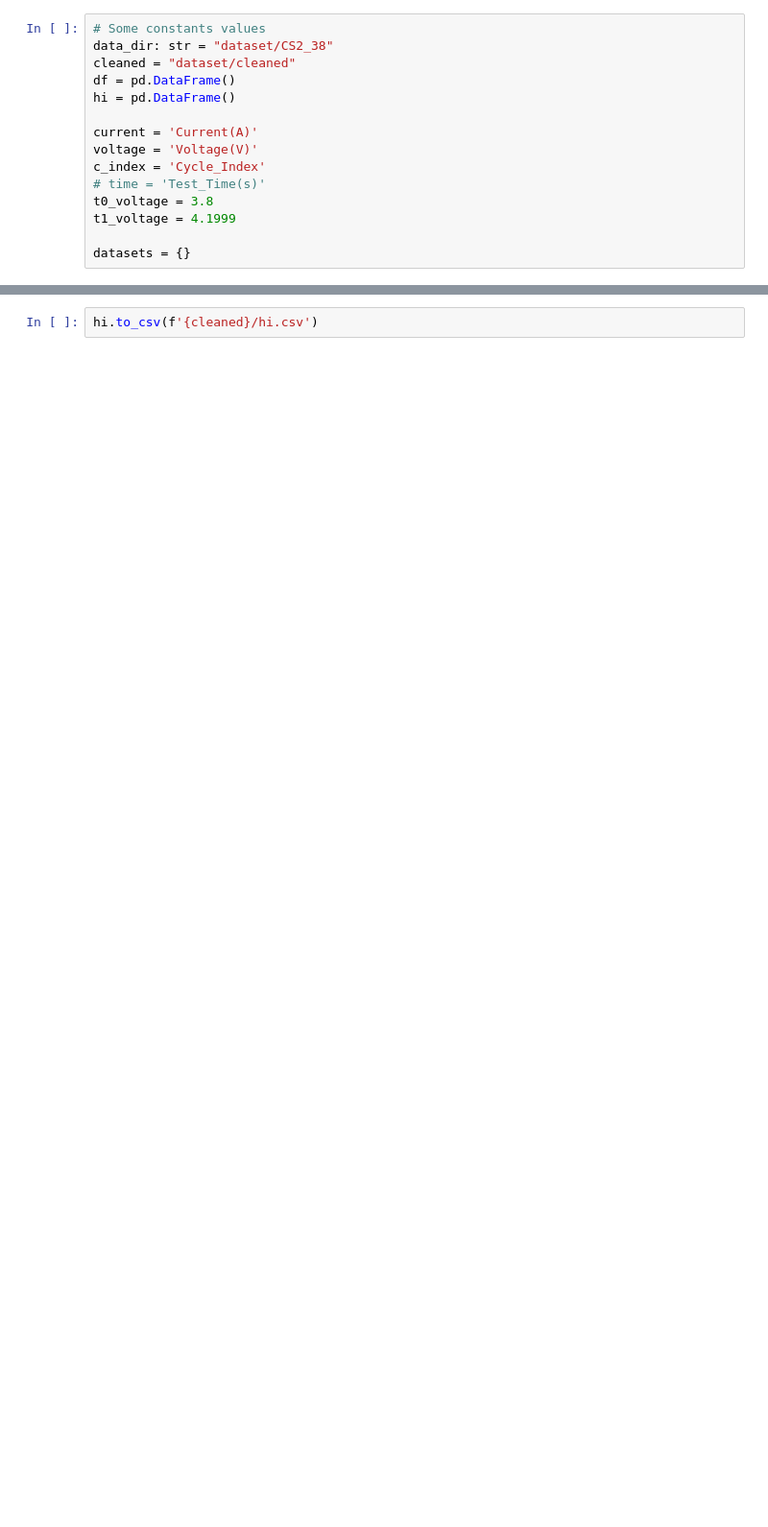
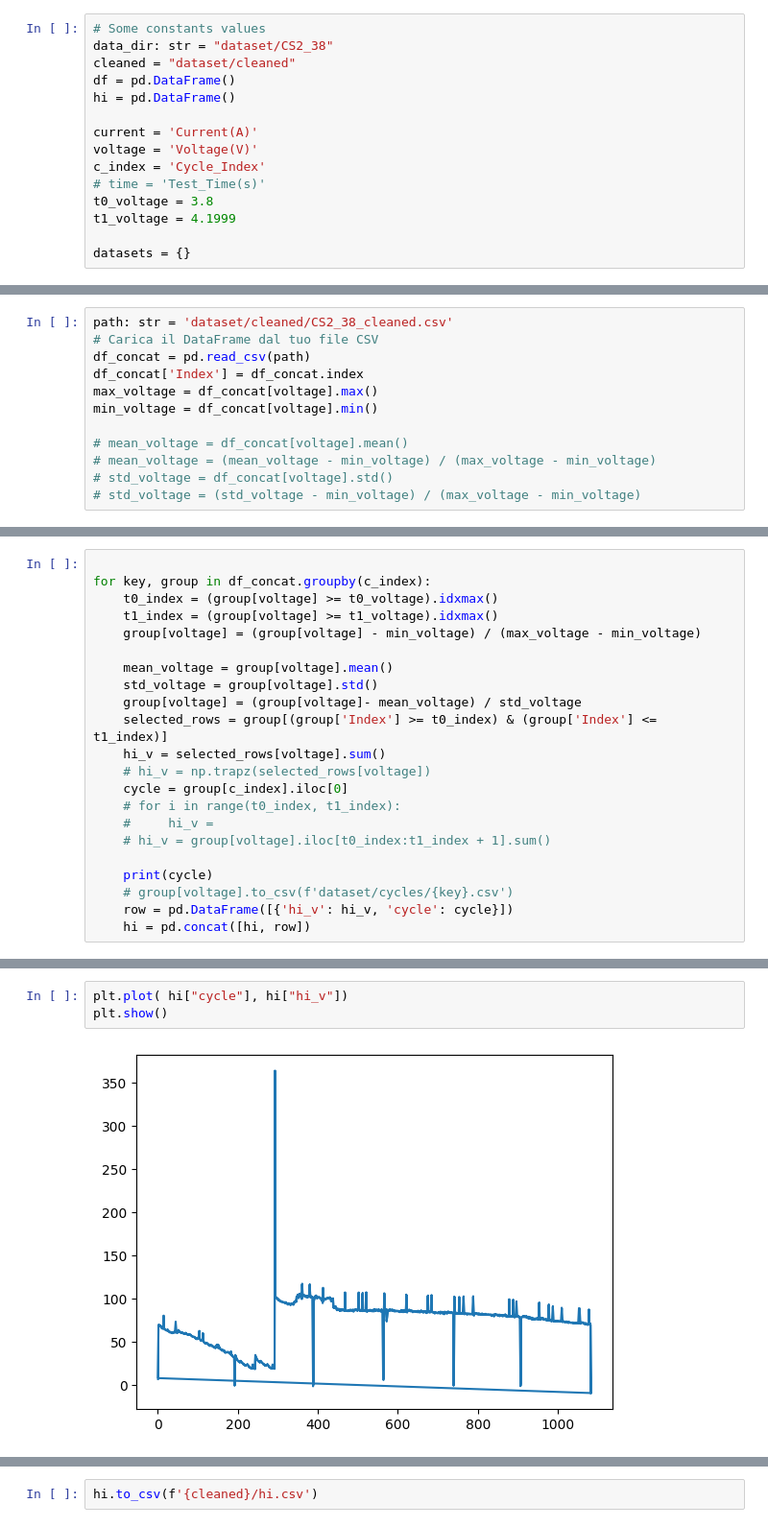
Before and after one commit to LorenzoLongarini/RUL-estimation-of-lithium-batteries, a Jupyter notebook: src/preprocessing/preprocessing.ipynb, the cells around one changed output, grey strips where cells are left out. Shown at 96% size. Saved outputs shown, nothing was run; the diff lists cells and outputs as text; blank space fills up the shorter version.

```diff
--- a/src/preprocessing/preprocessing.ipynb
+++ b/src/preprocessing/preprocessing.ipynb
@@ -26,0 +47,12 @@ datasets = {}
+# %%
+path: str = 'dataset/cleaned/CS2_38_cleaned.csv'
+# Carica il DataFrame dal tuo file CSV
+df_concat = pd.read_csv(path)
+df_concat['Index'] = df_concat.index
+max_voltage = df_concat[voltage].max()
+min_voltage = df_concat[voltage].min()
+
+# mean_voltage = df_concat[voltage].mean()
+# mean_voltage = (mean_voltage - min_voltage) / (max_voltage - min_voltage)
+# std_voltage = df_concat[voltage].std()
+# std_voltage = (std_voltage - min_voltage) / (max_voltage - min_voltage)
@@ -26,0 +79,22 @@ datasets = {}
+# %%
+
+for key, group in df_concat.groupby(c_index):
+    t0_index = (group[voltage] >= t0_voltage).idxmax()
+    t1_index = (group[voltage] >= t1_voltage).idxmax()
+    group[voltage] = (group[voltage] - min_voltage) / (max_voltage - min_voltage)
+
+    mean_voltage = group[voltage].mean()
+    std_voltage = group[voltage].std()
+    group[voltage] = (group[voltage]- mean_voltage) / std_voltage
+    selected_rows = group[(group['Index'] >= t0_index) & (group['Index'] <= t1_index)]
+    hi_v = selected_rows[voltage].sum()
+    # hi_v = np.trapz(selected_rows[voltage])
+    cycle = group[c_index].iloc[0]
+    # for i in range(t0_index, t1_index):
+    #     hi_v =
+    # hi_v = group[voltage].iloc[t0_index:t1_index + 1].sum()
+
+    print(cycle)
+    # group[voltage].to_csv(f'dataset/cycles/{key}.csv')
+    row = pd.DataFrame([{'hi_v': hi_v, 'cycle': cycle}])
+    hi = pd.concat([hi, row])
@@ -27,3 +138,8 @@ datasets = {}
+# %%
+plt.plot( hi["cycle"], hi["hi_v"])
+plt.show()
+# %% [output]
+[figure, added]
 # %%
 for filename in os.listdir(data_dir):
     xls_file = pd.ExcelFile(f'{data_dir}/{filename}')
```
Also changed, not shown: parts of 11 cells of this notebook.
